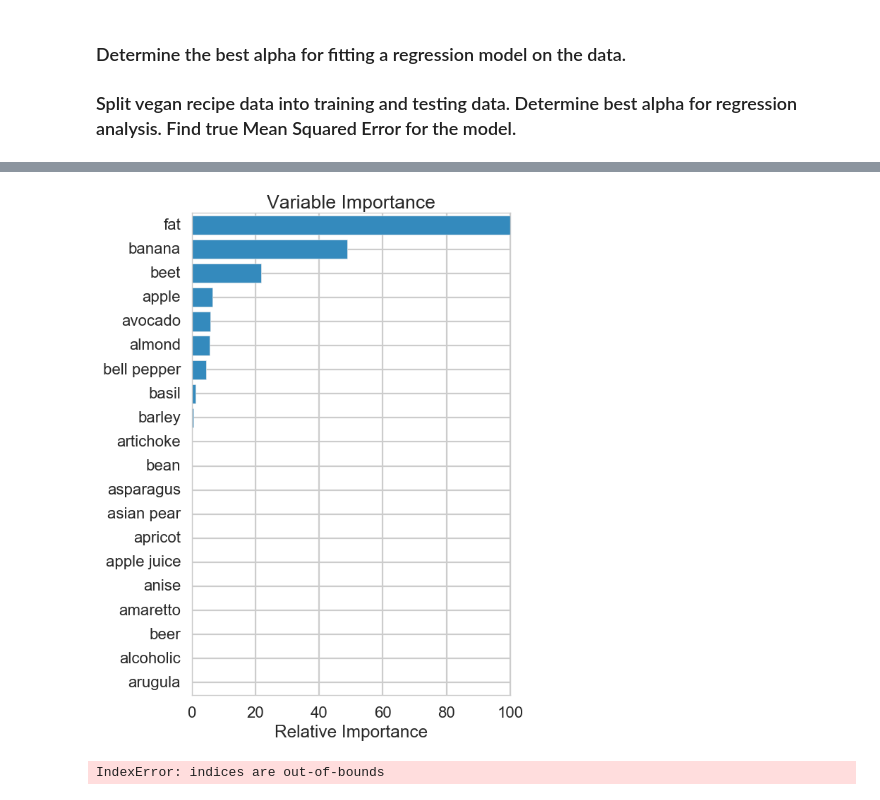
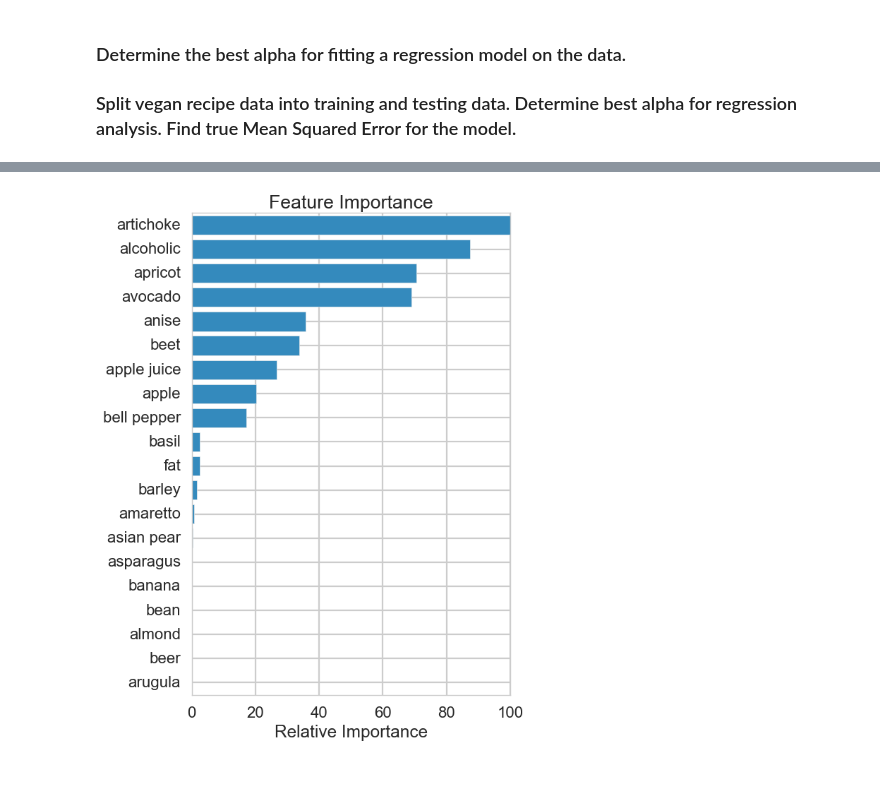
Before and after one commit to GailQ/Springboard---Data-Science-Intensive, a Jupyter notebook: Capstone Project-checkpoint.ipynb, the cells around one changed output, grey strips where cells are left out. Saved outputs shown, nothing was run; the diff lists cells and outputs as text; code cells hidden in the pictures.

```diff
--- a/Capstone Project-checkpoint.ipynb
+++ b/Capstone Project-checkpoint.ipynb
@@ -162,2 +169,4 @@ dfwi
+# %%
+df = df.loc[:,(df !=0).any(axis=0)]  # remove unused columns
 # %% [markdown]
 ### There are still 605 columns! There are fewer empty columns than I thought.
@@ -1012,0 +945,17 @@ lasso.score(X,y)       # Coefficient of determination R^2 of the prediction
+# %%
+from sklearn import ensemble
+
+params = {'n_estimators': 500, 'max_depth': 4, 'min_samples_split': 4,
+          'learning_rate': 0.01, 'loss': 'ls'}
+
+clf = ensemble.GradientBoostingRegressor(**params)
+
+# Divide the test data into X_test1 and X_test2
+N = len(X_test)
+idx = np.random.permutation(N)
+X_test1 = X_test[idx[:N/2]]
+X_test2 = X_test[idx[N/2:]]
+
+clf = clf.fit(X_train[idx[:N/2]], y_train)  # Fit the Gradient Boosting Regression model
+mse = mean_squared_error(y_test, clf.predict(X_test1))  # use the mean_squared_error metric to calculate the mean squared error regression loss
+print("MSE: %.4f" % mse)
@@ -1013,11 +984,8 @@ lasso.score(X,y)       # Coefficient of determination R^2 of the prediction
 # %%
-from sklearn import ensemble
 
-params = {'n_estimators': 500, 'max_depth': 4, 'min_samples_split': 2,
-          'learning_rate': 0.01, 'loss': 'ls'}
-clf = ensemble.GradientBoostingRegressor(**params)
 
-clf.fit(X_train, y_train)
-mse = mean_squared_error(y_test, clf.predict(X_test))
+retrained_model = ensemble.GradientBoostingRegressor(n_estimators=500, max_depth=4, min_samples_split=2,
+     learning_rate=.01, loss='ls').fit(X_train, y_train) # retrained model
+mse = mean_squared_error(y_test, retrained_model.predict(X_test))
 print("MSE: %.4f" % mse)
 # %% [output]
@@ -1045,20 +993,14 @@ plt.ylabel('Deviance')
 # %%
 feature_importance = clf.feature_importances_[:20]
 # make importances relative to max importance
 feature_importance = 100.0 * (feature_importance / feature_importance.max())
 sorted_idx = np.argsort(feature_importance)
 pos = np.arange(sorted_idx.shape[0]) + .5
 plt.subplot(1, 2, 2)
 plt.barh(pos, feature_importance[sorted_idx], align='center')
-#plt.barh(pos, feature_importance[sorted_idx], align='center')
 plt.yticks(pos, X.columns[sorted_idx])
 plt.xlabel('Relative Importance')
-plt.title('Variable Importance')
+plt.title('Feature Importance')
 plt.show()
 # %% [output]
-[figure, old version]
+[figure, new version]
-# %%
-score, permutation_scores, pvalue = permutation_test_score(lasso, X_train, y_train, cv=5)    #pvalues.append(p_value(this_scores))
-print("Permutation test score %s (pvalue : %s)" % (score, pvalue))
-# %% [output]
-IndexError: indices are out-of-bounds
```
Also changed, not shown: parts of 41 cells of this notebook.
